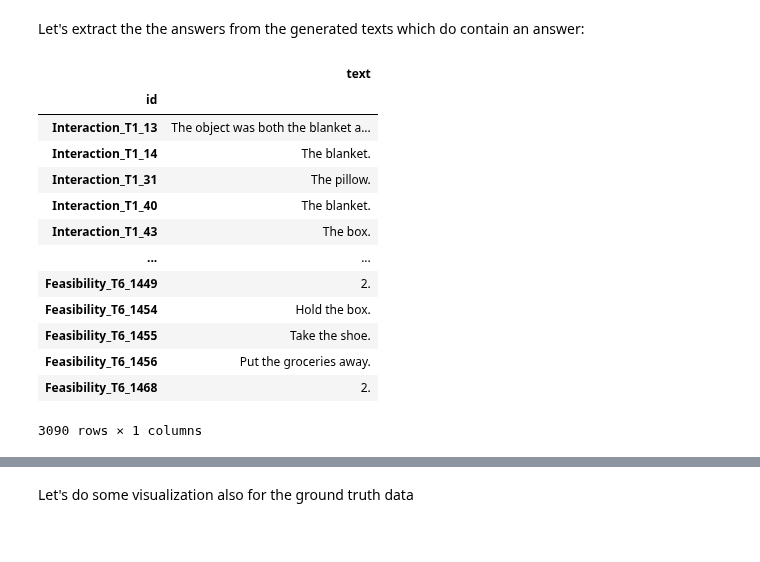
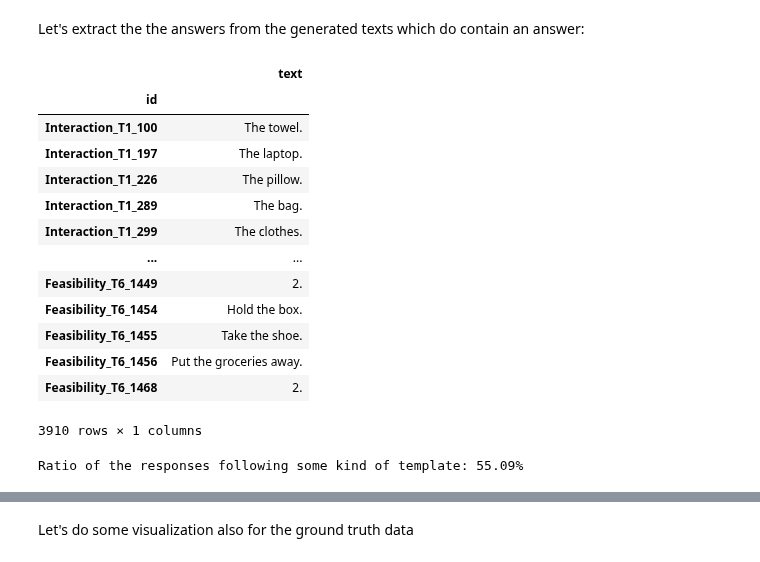
Before and after one commit to FabioLusha/video-neurosymbolic, a Jupyter notebook: star_code/src/resp_analysis5.ipynb, the cells around one changed output, grey strips where cells are left out. Cells and saved outputs as stored; diff of their text form; code cells hidden in the pictures.

```diff
--- a/star_code/src/resp_analysis5.ipynb
+++ b/star_code/src/resp_analysis5.ipynb
@@ -276,28 +187,41 @@ A: 1. The shoe is already thrown down, so it's unlikely that the person would th
 ## Extracting the answers
 # %% [markdown]
 Let's extract the the answers from the generated texts which do contain an answer:
-# %%
-ans_regex_pattern = r'A:\s+((?:\w+(?:\s|\/)?){,10}\.)'
-ans_df = predictions_df.loc[contains_answer]['answer'].str.extract(ans_regex_pattern)
-ans_df.rename(columns={0: 'text'}, inplace=True)
-
-ans_df['text'] = ans_df['text'].str.strip()
-ans_df
-# %% [output]
-|  | text |
-| id |  |
-| Interaction_T1_13 | The object was both the blanket a... |
-| Interaction_T1_14 | The blanket. |
-| Interaction_T1_31 | The pillow. |
-| Interaction_T1_40 | The blanket. |
-| Interaction_T1_43 | The box. |
-| ... | ... |
-| Feasibility_T6_1449 | 2. |
-| Feasibility_T6_1454 | Hold the box. |
-| Feasibility_T6_1455 | Take the shoe. |
-| Feasibility_T6_1456 | Put the groceries away. |
-| Feasibility_T6_1468 | 2. |
-3090 rows × 1 columns
+# %%
+df1 = predictions_df.loc[full_answer_mask]['answer'].str.extract(full_answer_pattern)
+df1.rename(columns={0: 'text'}, inplace=True)
+
+df2 = predictions_df.loc[swith_digit_mask & ~full_answer_mask]['answer'].str.extract(swith_digit_pattern)
+df2.rename(columns={0: 'text'}, inplace=True)
+
+df3 = predictions_df.loc[no_digit_mask & ~swith_digit_mask & ~full_answer_mask]['answer'].str.extract(no_digit_pattern)
+df3.rename(columns={0: 'text'}, inplace=True)
+
+ans_df = pd.concat([df1, df2, df3])
+ans_df['text'] = ans_df['text'].str.strip()
+ans_df
+# %% [output]
+|  | text |
+| id |  |
+| Interaction_T1_100 | The towel. |
+| Interaction_T1_197 | The laptop. |
+| Interaction_T1_226 | The pillow. |
+| Interaction_T1_289 | The bag. |
+| Interaction_T1_299 | The clothes. |
+| ... | ... |
+| Feasibility_T6_1449 | 2. |
+| Feasibility_T6_1454 | Hold the box. |
+| Feasibility_T6_1455 | Take the shoe. |
+| Feasibility_T6_1456 | Put the groceries away. |
+| Feasibility_T6_1468 | 2. |
+3910 rows × 1 columns
+# %%
+# Sanity check for teh conditions above
+
+assert abs(ans_df.shape[0] / predictions_df.shape[0] - contains_answer.sum() / predictions_df.shape[0]) < 1e6
+print(f"Ratio of the responses following some kind of template: {ans_df.shape[0] / predictions_df.shape[0]:.2%}")
+# %% [output]
+Ratio of the responses following some kind of template: 55.09%
 # %%
 freq = ans_df['text'].value_counts().reset_index()
 freq.columns = ['word', 'freq']
```
Also changed, not shown: parts of 37 cells of this notebook, 1 other file.
